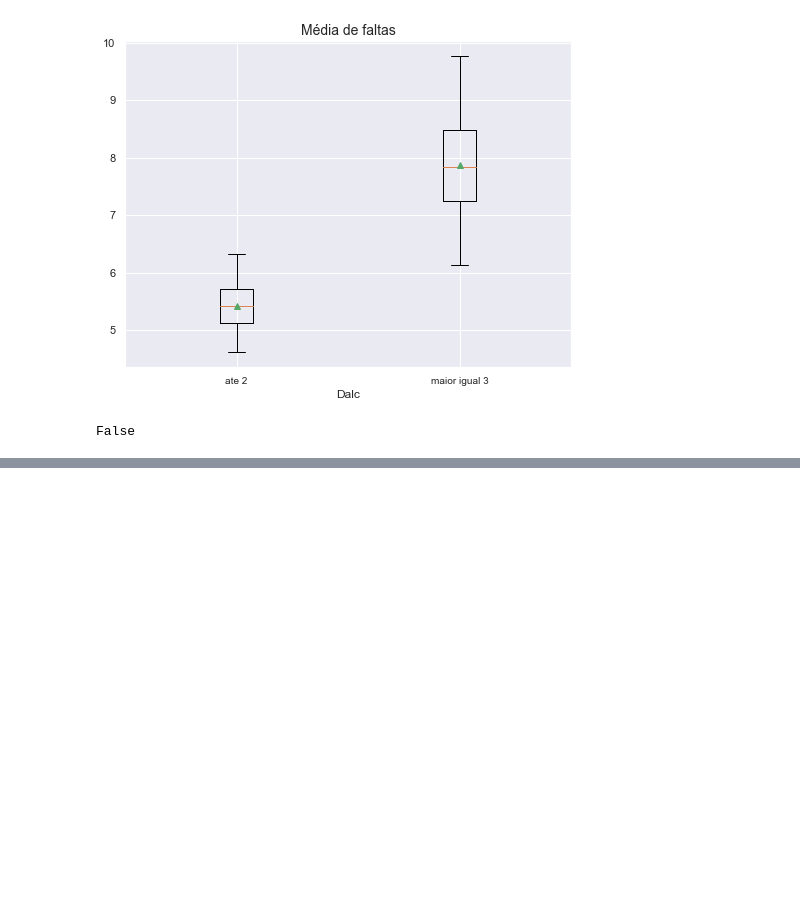
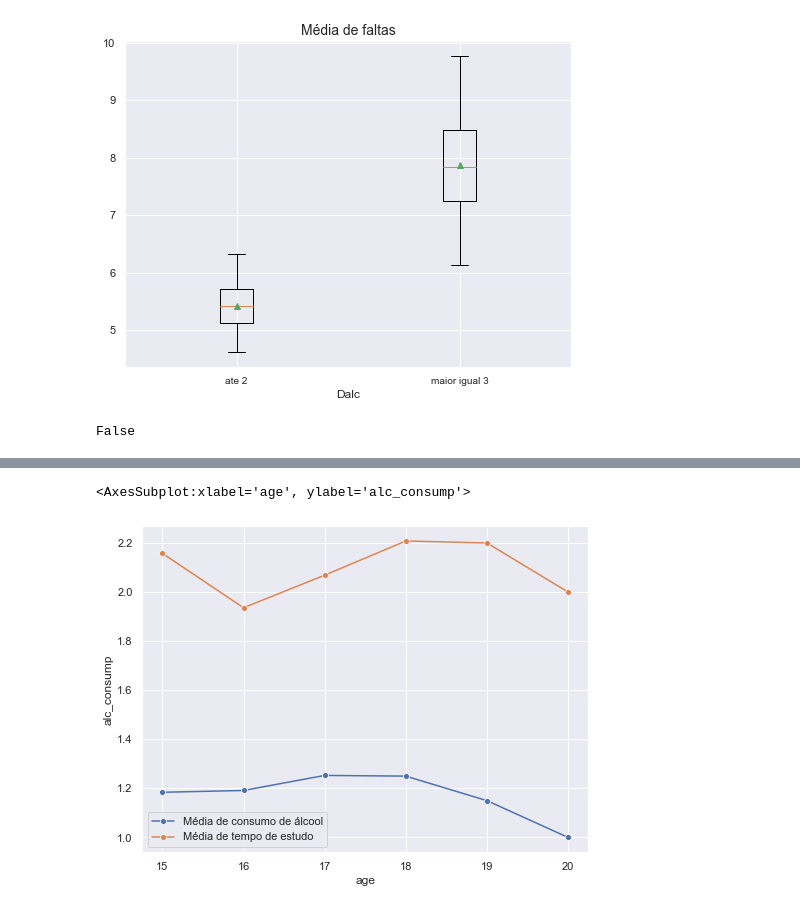
Before and after one commit to ferprr/data-science-project, a Jupyter notebook: notebooks/hypothesis_tests_and_IC.ipynb, the cells around one changed output, grey strips where cells are left out. Saved outputs shown, nothing was run; the diff lists cells and outputs as text; code cells hidden in the pictures; blank space fills up the shorter version.

```diff
--- a/notebooks/hypothesis_tests_and_IC.ipynb
+++ b/notebooks/hypothesis_tests_and_IC.ipynb
@@ -401,0 +420,19 @@ resposta2(diffs_t2, result_t2)
+# %%
+#Consumo de 1 a 2 vezes
+df1_t3 = alcohol_consumption[alcohol_consumption['Dalc'] < 3]
+df1_t3
+
+df_1_2_t3 = (df1_t3.groupby('age')
+              .agg({'studytime': 'mean', 'Dalc': 'mean'})
+              .reset_index()
+              .rename(columns={'Dalc':'alc_consump'}))
+
+df_1_2_t3
+
+sns.lineplot(x='age', y='alc_consump', marker='o',
+                         data=df_1_2_t3, label='Média de consumo de álcool', sort=False)
+sns.lineplot(x='age', y='studytime', marker='o',
+                         data=df_1_2_t3, label='Média de tempo de estudo', sort=False)
+# %% [output]
+<AxesSubplot:xlabel='age', ylabel='alc_consump'>
+[figure, added]
```
Also changed, not shown: parts of 11 cells of this notebook.
